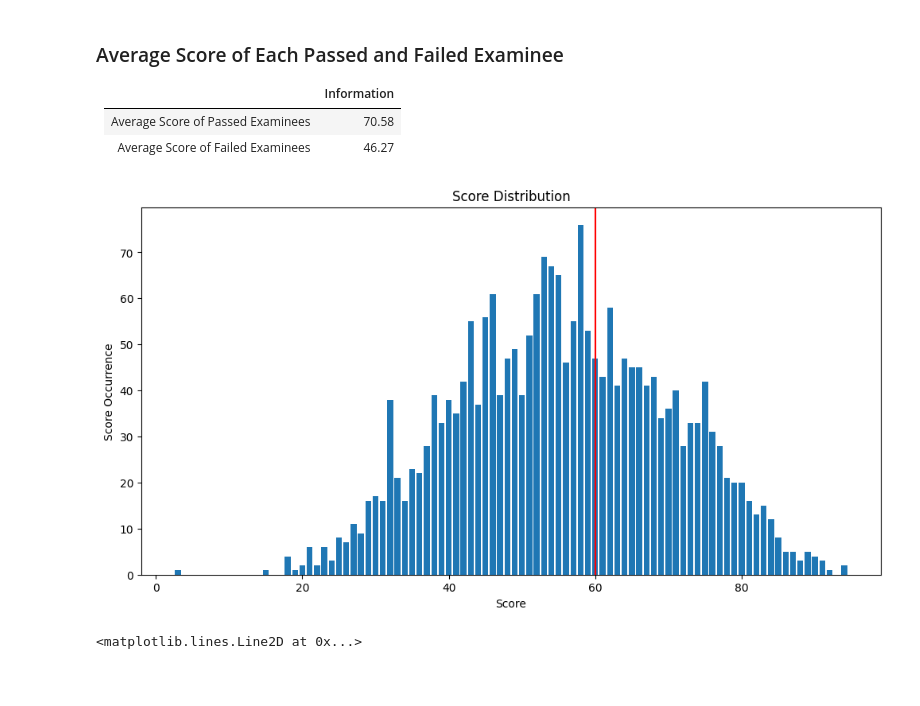
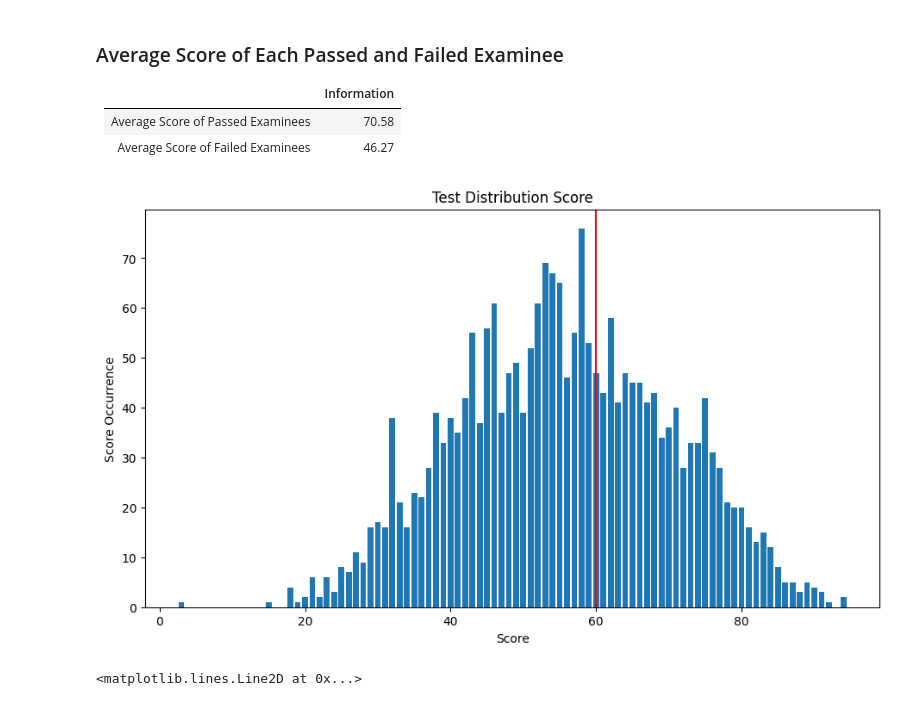
Before and after one commit to Sophal24/DSE_analysis_ds_2023, a Jupyter notebook: 2_data_analysis_dse_test.ipynb, the cells around one changed output. Saved outputs shown, nothing was run; the diff lists cells and outputs as text; code cells hidden in the pictures; blank space fills up the shorter version.

Commit message:
Update distribution score charts

```diff
--- a/2_data_analysis_dse_test.ipynb
+++ b/2_data_analysis_dse_test.ipynb
@@ -219,36 +219,36 @@ def convert_list_to_integers(list):
   for value in list:
     try:
       new_list.append(int(value))
     except ValueError:
       pass
 
   return new_list
 
-plt.figure(figsize=(12,6))
+plt.figure(figsize=(11,6))
 
 list = sorted(find_median_df['Grade/100.00'].round(0).tolist())
 counter = Counter(list)
 keys = counter.keys()
 values = counter.values()
 
 height = convert_list_to_integers(values)
 label = keys
 
 plt.bar(label, height)
 
 # for i in range(len(height)):
 #     plt.text(i, i+height[i], height[i], ha = 'center')
 
 plt.axvline(60, color='red')
 
 
 plt.xlabel("Score")
 plt.ylabel("Score Occurrence")
-plt.title("Score Distribution")
+plt.title("Test Distribution Score")
 
 plt.show()
 # %% [output]
-[figure, old version]
+[figure, new version]
 # %%
 distribution = df_finished
 
```
Also changed, not shown: parts of 1 cell of this notebook, 1 other file.
